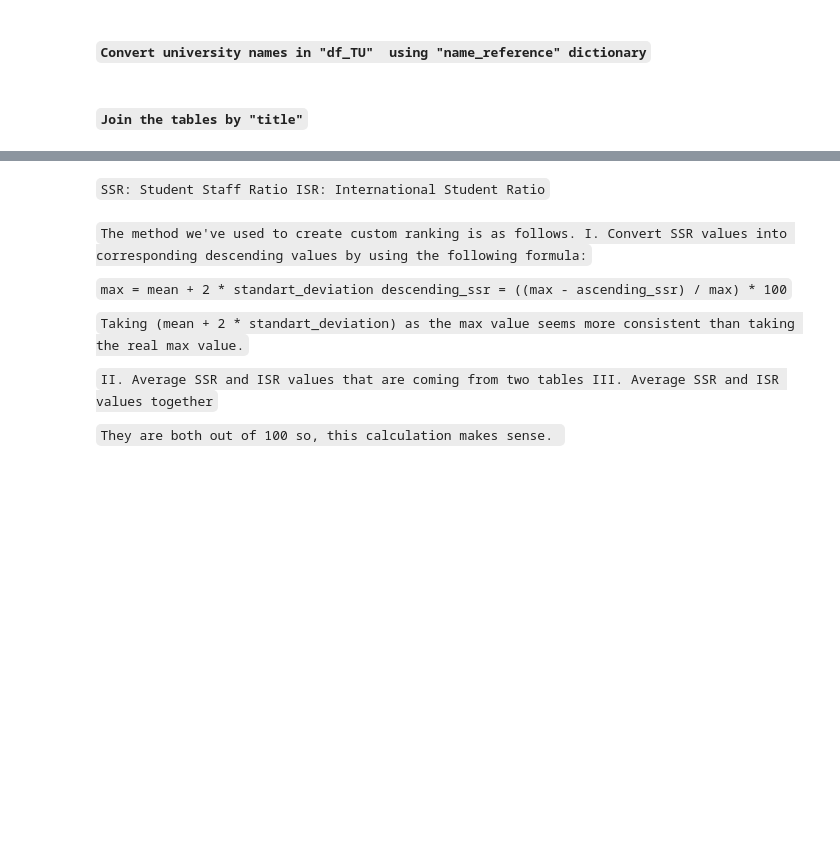
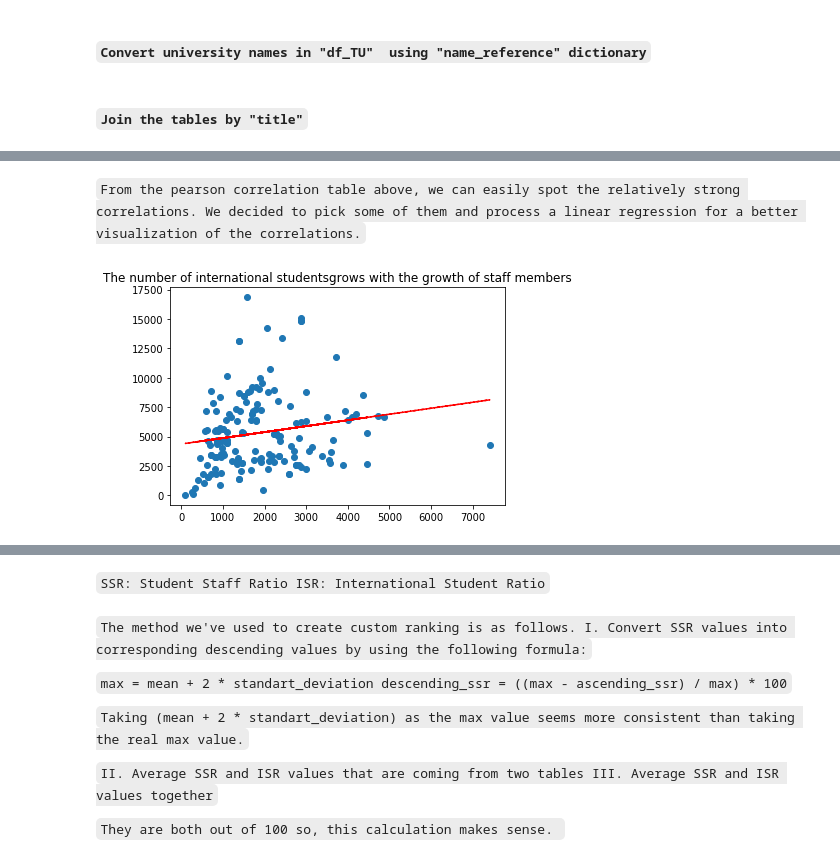
Before and after one commit to oabouzaid/Applied-Data-Analysis, a Jupyter notebook: homework2/solutions_final.ipynb, the cells around one changed output, grey strips where cells are left out. Drawn from its saved outputs; the diff is of its cells as text; code cells hidden in the pictures; blank space fills up the shorter version.

```diff
--- a/homework2/solutions_final.ipynb
+++ b/homework2/solutions_final.ipynb
@@ -745,0 +690,24 @@ df_merged = pd.merge(df_THE.iloc[:,2:], df_TU.iloc[:,2:], how='outer', on=['titl
+# %% [markdown]
+`From the pearson correlation table above, we can easily spot the relatively strong correlations. We decided to pick some of them and process a linear regression for a better visualization of the correlations.`
+# %%
+cleanedDF = df_merged.copy()
+cleanedDF = cleanedDF.dropna()
+
+# Remove rows containing nan (university of rank one is not in rank 2 and vice versa)
+for i in cleanedDF.index.values:
+    if cleanedDF['rank_x'].loc[i] == None or cleanedDF['rank_y'].loc[i] == None or cleanedDF['international_student_ratio_x'].loc[i] == None:
+        cleanedDF.drop(i, axis=0, inplace=True)
+
+def draw_regress(x,y, title=''):
+    slope, intercept, r_value, p_value, std_err = stats.linregress(x,y)
+    line1 = intercept + slope*x
+
+    plt.scatter(x,y)
+    plt.plot(x,line1,'--r')
+    plt.title(title)
+    plt.show()
+# %%
+draw_regress(cleanedDF['staff_x'],cleanedDF['inter_students_x'], 'The number of international students\
+grows with the growth of staff members.')
+# %% [output]
+[figure, added]
```
Also changed, not shown: parts of 48 cells of this notebook.
